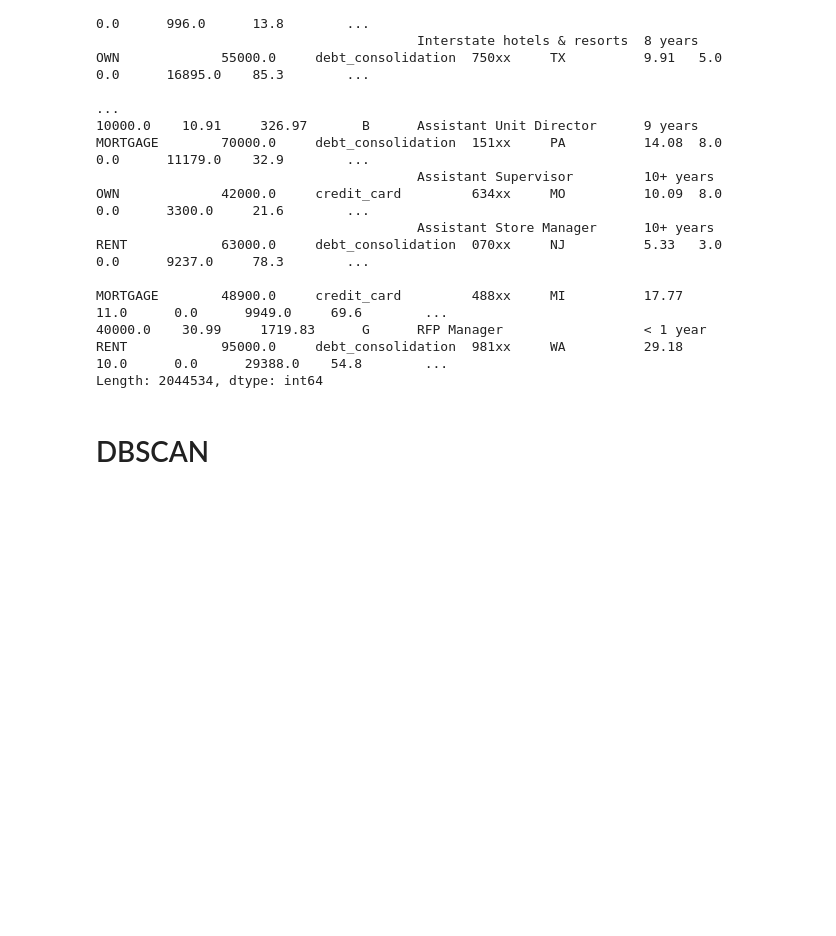
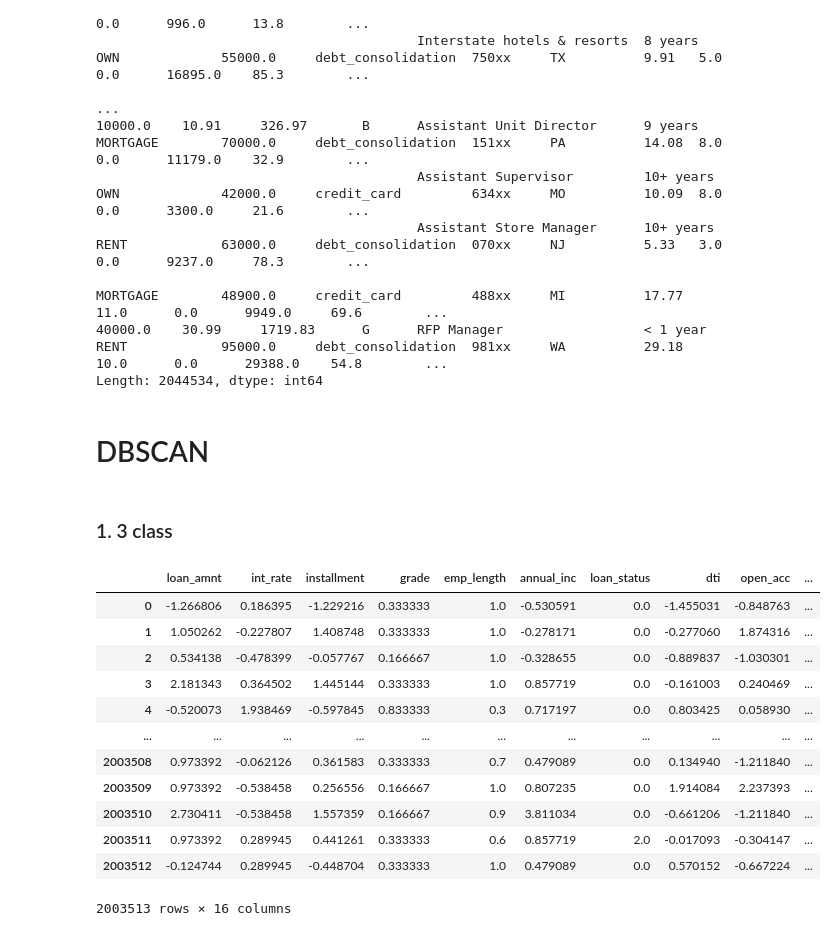
Before and after one commit to jiyoungeeeeeeeeeeeeeeeeeeeee/MLOps, a Jupyter notebook: feature_engineering.ipynb, the cells around one changed output. Saved outputs shown, nothing was run; the diff lists cells and outputs as text; code cells hidden in the pictures; blank space fills up the shorter version.

```diff
--- a/feature_engineering.ipynb
+++ b/feature_engineering.ipynb
@@ -247,3 +237,22 @@ target = data['loan_status']
+# %% [markdown]
+### 1. 3 class
+# %%
+df = pd.read_csv('./Multi_3_train.csv')
+df
+# %% [output]
+|  | loan_amnt | int_rate | installment | grade | emp_length | annual_inc | loan_status | dti | open_acc | ... |
+| 0 | -1.266806 | 0.186395 | -1.229216 | 0.333333 | 1.0 | -0.530591 | 0.0 | -1.455031 | -0.848763 | ... |
+| 1 | 1.050262 | -0.227807 | 1.408748 | 0.333333 | 1.0 | -0.278171 | 0.0 | -0.277060 | 1.874316 | ... |
+| 2 | 0.534138 | -0.478399 | -0.057767 | 0.166667 | 1.0 | -0.328655 | 0.0 | -0.889837 | -1.030301 | ... |
+| 3 | 2.181343 | 0.364502 | 1.445144 | 0.333333 | 1.0 | 0.857719 | 0.0 | -0.161003 | 0.240469 | ... |
+| 4 | -0.520073 | 1.938469 | -0.597845 | 0.833333 | 0.3 | 0.717197 | 0.0 | 0.803425 | 0.058930 | ... |
+| ... | ... | ... | ... | ... | ... | ... | ... | ... | ... | ... |
+| 2003508 | 0.973392 | -0.062126 | 0.361583 | 0.333333 | 0.7 | 0.479089 | 0.0 | 0.134940 | -1.211840 | ... |
+| 2003509 | 0.973392 | -0.538458 | 0.256556 | 0.166667 | 1.0 | 0.807235 | 0.0 | 1.914084 | 2.237393 | ... |
+| 2003510 | 2.730411 | -0.538458 | 1.557359 | 0.166667 | 0.9 | 3.811034 | 0.0 | -0.661206 | -1.211840 | ... |
+| 2003511 | 0.973392 | 0.289945 | 0.441261 | 0.333333 | 0.6 | 0.857719 | 2.0 | -0.017093 | -0.304147 | ... |
+| 2003512 | -0.124744 | 0.289945 | -0.448704 | 0.333333 | 1.0 | 0.479089 | 0.0 | 0.570152 | -0.667224 | ... |
+2003513 rows × 16 columns
 # %%
 from sklearn.cluster import DBSCAN
 
```
Also changed, not shown: parts of 3 cells of this notebook, 1 other file.
